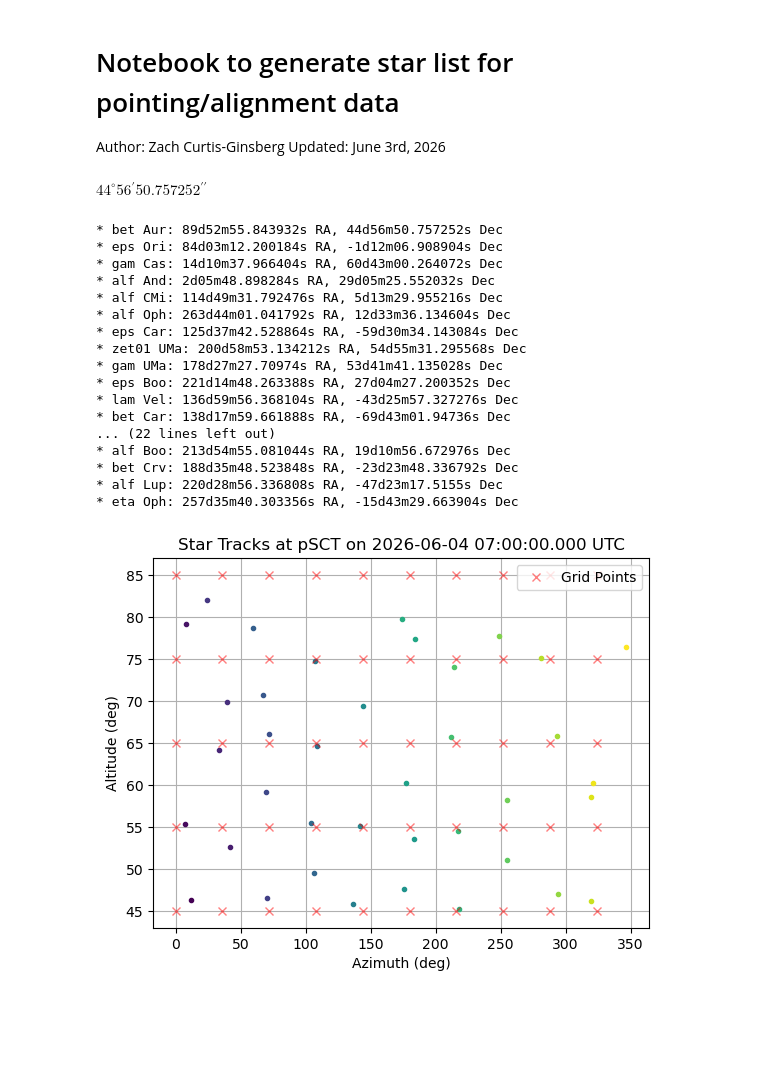
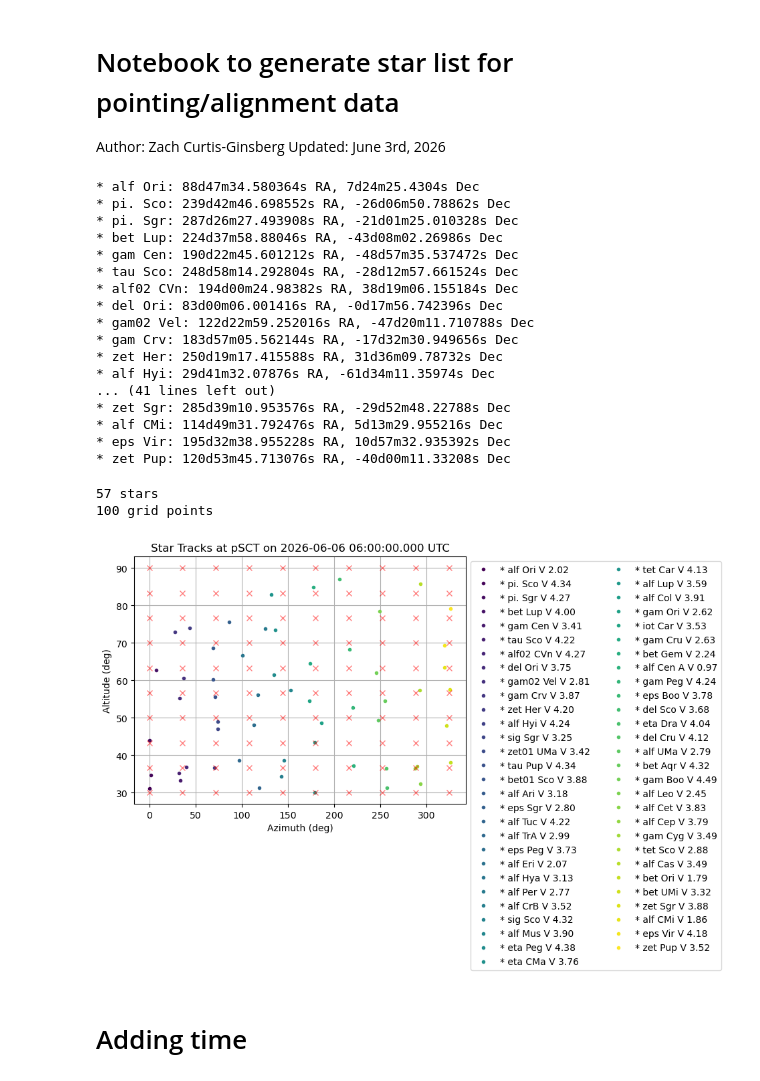
Before and after one commit to zcurtisginsberg/pSCT_Misc, a Jupyter notebook: psct_star_sched.ipynb, the cells around one changed output. Cells and saved outputs as stored; diff of their text form; code cells hidden in the pictures; blank space fills up the shorter version.

Commit message:
updating star pointings to include timing information, equal area sky coverage, etc.

```diff
--- a/psct_star_sched.ipynb
+++ b/psct_star_sched.ipynb
@@ -21,18 +21,20 @@ psct = EarthLocation(lat=31.674761*u.deg,lon=-110.952795*u.deg,height=1271*u.m)
 utcoffset = -7 * u.hour
 date = Time(time.time(), format='unix').iso
 
-# If the time is greater than noon UTC, go to the next day Arizona midnight, else today Arizona midnight
+# If the time is greater than noon UTC (3am local), go to the next day Arizona midnight, else today Arizona midnight
 if int(date[11:13]) > 12:
     day = int(date[8:10]) + 1
-    date = Time(f'{date[:8]}{day} 07:00:00.00')
+    date = Time(f'{date[:8]}{day} 06:00:00.00')
 else:
-    date = Time(f'{date[:10]} 07:00:00.00')
+    date = Time(f'{date[:10]} 06:00:00.00')
 # %%
 # Get list of stars with a certain (V band) magnitude
 # This can take a long time if the database is not cached
 simbad = Simbad()
 simbad.add_votable_fields("V")
-stars = simbad.query_catalog("HR", criteria="V<=4.5") # if you want it to be within certain values can do something like criteria="4.0<=V AND V<=4.5"
+stars = simbad.query_catalog("HIP", criteria="V<=4.5") # if you want it to be within certain values can do something like criteria="4.0<=V AND V<=4.5"
+
+alt_limit = 30
 
 star_sources = []
 star_mags = []
@@ -42,7 +44,7 @@ for n, star in tqdm(enumerate(stars), total=len(stars)):
     altaz = _source.transform_to(AltAz(obstime=date, location=psct))
     _alt = altaz.alt.value
     _az = altaz.az.value
-    if _alt < 45:
+    if _alt < alt_limit:
         continue
     star_sources.append(_source)
     star_mags.append(star['V'])
@@ -50,11 +52,11 @@ for n, star in tqdm(enumerate(stars), total=len(stars)):
 star_alt_az = np.array(star_az_alts)
 # %%
 num_azs = 10
-num_alts = 5
+num_alts = 10
 
 grid = []
-azs = np.linspace(0, 360, num_azs, endpoint=False)
-alts = np.linspace(45, 85, num_alts, endpoint=True)
+alts = np.linspace(alt_limit, 90, num_alts, endpoint=True)
+azs = np.linspace(0, 360, num_azs, endpoint=False) #* 1/np.cos(alts*np.pi/180)
 for n, az in enumerate(azs):
     for m, alt in enumerate(alts):
         grid.append((az, alt))
@@ -77,7 +77,3 @@ a = SkyCoord.from_name('* bet Aur')
-# %%
-a.dec
-# %% [output]
-$44^\circ56{}^\prime50.757252{}^{\prime\prime}$
 # %%
 for n, star, az_alt, mag in zip(range(len(grid_stars)), grid_stars, grid_az_alts, grid_mags):
     _name = star['main_id']
@@ -87,38 +83,48 @@ for n, star, az_alt, mag in zip(range(len(grid_stars)), grid_stars, grid_az_alts
     #print(f'{_name}: {_ra:.2f}° RA, {_dec:.2f}° Dec')
     print(f'{_name}:', _ra, 'RA,', _dec, 'Dec')
 # %% [output]
-* bet Aur: 89d52m55.843932s RA, 44d56m50.757252s Dec
-* eps Ori: 84d03m12.200184s RA, -1d12m06.908904s Dec
-* gam Cas: 14d10m37.966404s RA, 60d43m00.264072s Dec
-* alf And: 2d05m48.898284s RA, 29d05m25.552032s Dec
+* alf Ori: 88d47m34.580364s RA, 7d24m25.4304s Dec
+* pi. Sco: 239d42m46.698552s RA, -26d06m50.78862s Dec
+* pi. Sgr: 287d26m27.493908s RA, -21d01m25.010328s Dec
+* bet Lup: 224d37m58.88046s RA, -43d08m02.26986s Dec
+* gam Cen: 190d22m45.601212s RA, -48d57m35.537472s Dec
+* tau Sco: 248d58m14.292804s RA, -28d12m57.661524s Dec
+* alf02 CVn: 194d00m24.98382s RA, 38d19m06.155184s Dec
+* del Ori: 83d00m06.001416s RA, -0d17m56.742396s Dec
+* gam02 Vel: 122d22m59.252016s RA, -47d20m11.710788s Dec
+* gam Crv: 183d57m05.562144s RA, -17d32m30.949656s Dec
+* zet Her: 250d19m17.415588s RA, 31d36m09.78732s Dec
+* alf Hyi: 29d41m32.07876s RA, -61d34m11.35974s Dec
+... (41 lines left out)
+* zet Sgr: 285d39m10.953576s RA, -29d52m48.22788s Dec
 * alf CMi: 114d49m31.792476s RA, 5d13m29.955216s Dec
-* alf Oph: 263d44m01.041792s RA, 12d33m36.134604s Dec
-* eps Car: 125d37m42.528864s RA, -59d30m34.143084s Dec
-* zet01 UMa: 200d58m53.134212s RA, 54d55m31.295568s Dec
-* gam UMa: 178d27m27.70974s RA, 53d41m41.135028s Dec
-* eps Boo: 221d14m48.263388s RA, 27d04m27.200352s Dec
-* lam Vel: 136d59m56.368104s RA, -43d25m57.327276s Dec
-* bet Car: 138d17m59.661888s RA, -69d43m01.94736s Dec
-... (22 lines left out)
-* alf Boo: 213d54m55.081044s RA, 19d10m56.672976s Dec
-* bet Crv: 188d35m48.523848s RA, -23d23m48.336792s Dec
-* alf Lup: 220d28m56.336808s RA, -47d23m17.5155s Dec
-* eta Oph: 257d35m40.303356s RA, -15d43m29.663904s Dec
+* eps Vir: 195d32m38.955228s RA, 10d57m32.935392s Dec
+* zet Pup: 120d53m45.713076s RA, -40d00m11.33208s Dec
 # %%
 cmap = plt.get_cmap('viridis', len(grid_stars))
+a = 0
 for n, star, az_alt, mag in zip(range(len(grid_stars)), grid_stars, grid_az_alts, grid_mags):
     az, alt = az_alt
-    plt.plot(az, alt, '.', color=cmap(n))#, label=f'{star['main_id']} V {mag:.2f}')
+    plt.plot(az, alt, '.', color=cmap(n), label=f'{star['main_id']} V {mag:.2f}')
+    a += 1
+print(a, 'stars')
+a = 0
 for grid_point in grid:
     grid_az, grid_alt = grid_point
     plt.plot(grid_az, grid_alt, 'x', color='r', alpha=0.5)
-plt.plot([], [], 'x', color='r', label='Grid Points', alpha=0.5)
-#plt.legend(bbox_to_anchor=(1,1), ncols=2)
-plt.legend()
+    a += 1
+print(a, 'grid points')
+plt.plot([], [], 'x', color='r', alpha=0.5)#, label='Grid Points')
+plt.legend(bbox_to_anchor=(1,1), ncols=2)
+#plt.legend()
 plt.xlabel('Azimuth (deg)')
 plt.ylabel('Altitude (deg)')
 plt.title(f'Star Tracks at pSCT on {date} UTC')
 plt.grid(which='both')
 plt.show()
 # %% [output]
+57 stars
+100 grid points
-[figure, old version]
+[figure, new version]
+# %% [markdown]
+# Adding time
```
Also changed, not shown: parts of 8 cells of this notebook.
